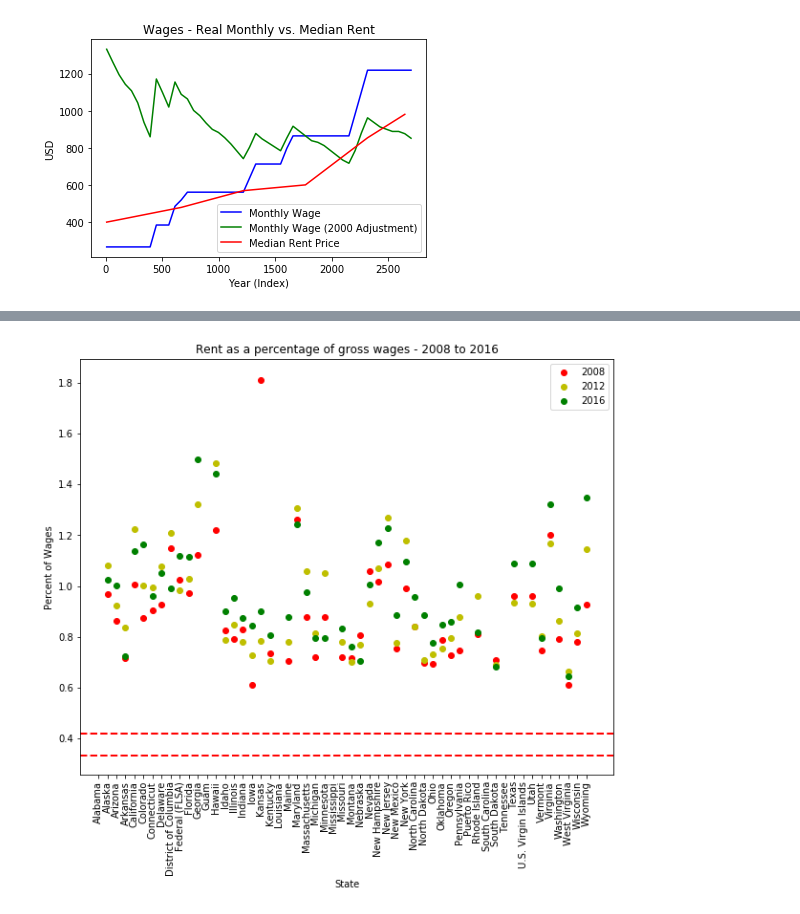
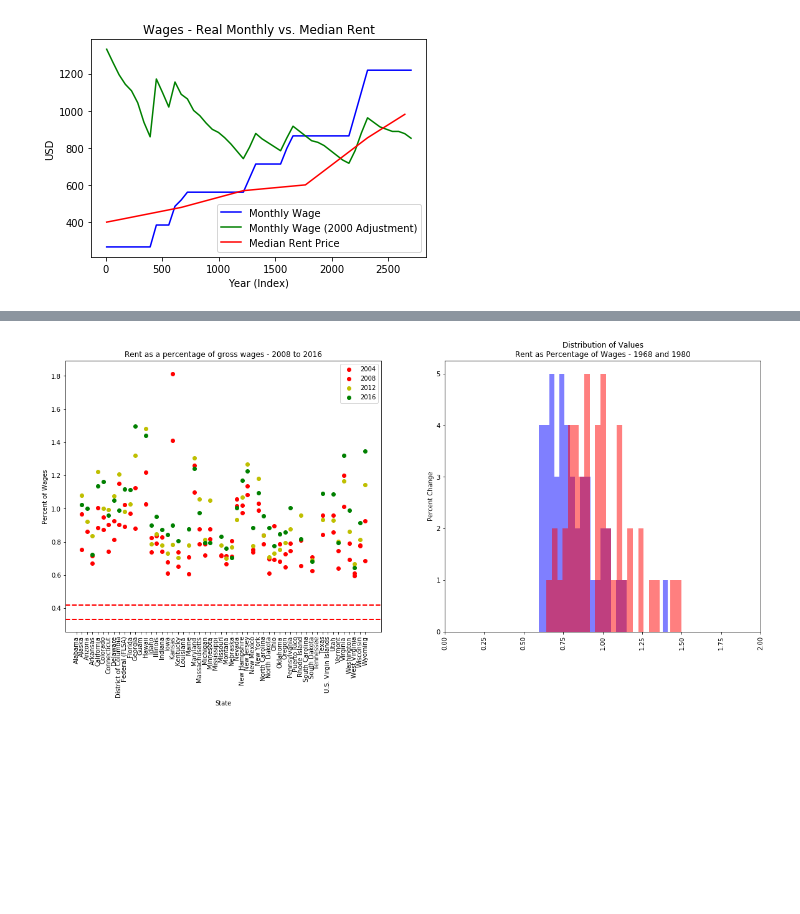
Before and after one commit to jkovach89/Wage_Affordability, a Jupyter notebook: Capstone 1 - Wage Affordability Study.ipynb, the cells around one changed output, grey strips where cells are left out. Cells and saved outputs as stored; diff of their text form; code cells hidden in the pictures; blank space fills up the shorter version.

```diff
--- a/Capstone 1 - Wage Affordability Study.ipynb
+++ b/Capstone 1 - Wage Affordability Study.ipynb
@@ -295,27 +333,47 @@ y=wage_1980['Percent'].mean()-wage_1968['Percent'].mean()
 # %%
 '''
-For the third question, I created additional data frames to isolate the years from 2008-2016 and plotted the
-rent as a percent of wages for these three years.
+Based on our ttest result, both calculated and functionally generated, and pvalue result, it can be concluded
+that, while the standard error is relatively inconsequential between the two groups, there is significant
+difference in the wages for the two years.
+
+For the third question, I created additional data frames to isolate a similar, more recent, 12-year period from
+2004-2016 and generated a similar plot to determine if the difference in percentage was more or less significant
+than that of the earlier plot.
 '''
 
-# Dataframe for '08, '12
+# Dataframe for '04, '08, and '12
+wage_2004 = wage.loc[lambda yr: wage['Year']==2004]
 wage_2008 = wage.loc[lambda yr: wage['Year']==2008]
 wage_2012 = wage.loc[lambda yr: wage['Year']==2012]
 
-# Plot all to single scatter
-plt.figure(figsize=(10,8))
+# Fix dataframe
+fix_04 = wage_2004['Percent'].replace(np.inf, np.nan).dropna(how='all')
+fix_16 = wage_2016['Percent'].replace(np.inf, np.nan).dropna(how='all')
 
+# Plot '04-'16 scatter and histogram
+plt.figure(figsize=(20,8))
+
+plt.subplot(1,2,1)
+plt.scatter(x=wage_2004['State'], y=wage_2004['Percent'], color='r', label='2004')
 plt.scatter(x=wage_2008['State'], y=wage_2008['Percent'], color='r', label='2008')
 plt.scatter(x=wage_2012['State'], y=wage_2012['Percent'], color='y', label='2012')
 plt.scatter(x=wage_2016['State'], y=wage_2016['Percent'], color='g', label='2016')
 plt.title('Rent as a percentage of gross wages - 2008 to 2016')
 plt.xlabel('State')
 plt.ylabel('Percent of Wages')
 plt.axhline(0.333, color='r', linestyle='dashed', linewidth=2)
 plt.axhline(0.42, color='r', linestyle='dashed', linewidth=2)
 plt.legend(loc='upper right')
 plt.xticks(rotation=90)
 
+plt.subplot(1,2,2)
+plt.hist(fix_04, bins=25, color='b', alpha=.5)
+plt.hist(fix_16, bins=25, color='r', alpha=.5)
+plt.ylabel('Percent Change')
+plt.title('Distribution of Values\nRent as Percentage of Wages - 1968 and 1980')
+plt.xticks(rotation=90)
+plt.xlim(0,2)
+
 plt.show()
 # %% [output]
-[figure, old version]
+[figure, new version]
```
Also changed, not shown: parts of 13 cells of this notebook.
